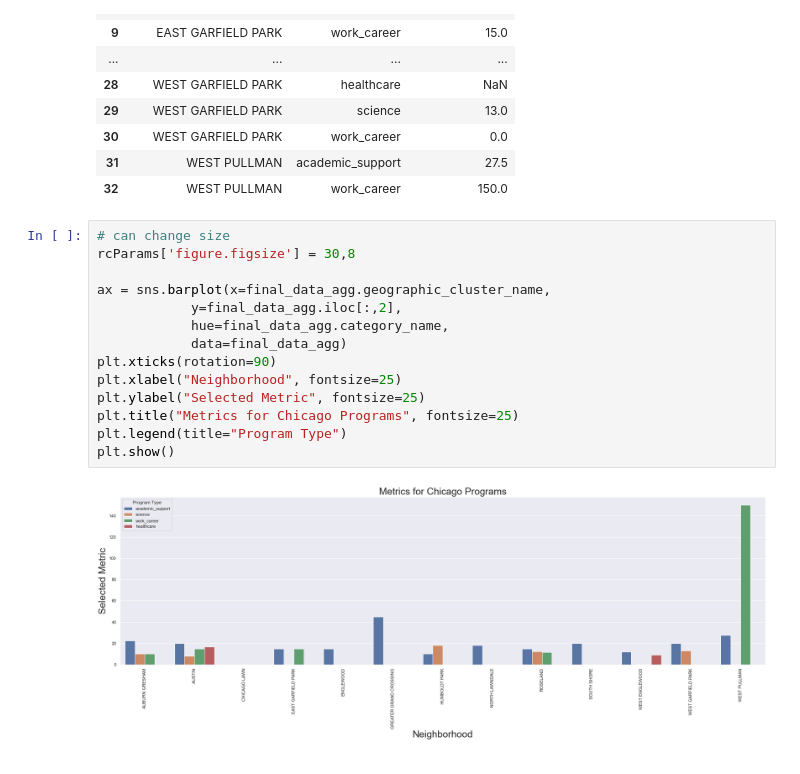
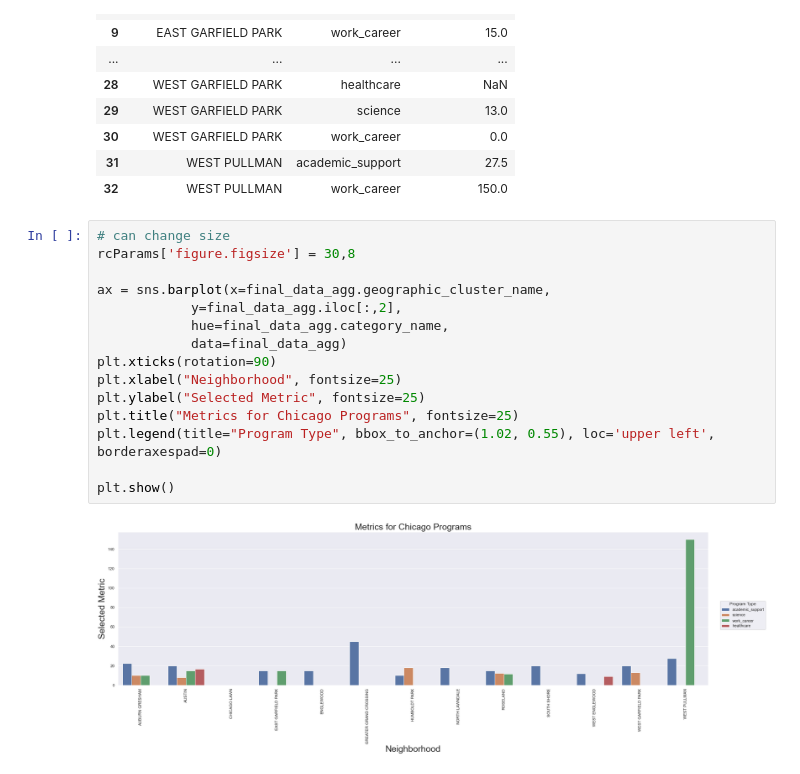
Before and after one commit to ada-zhong/STAT-390-Project, a Jupyter notebook: MCMF/EDA_MCMF_Angelina.ipynb, the cells around one changed output. Saved outputs shown, nothing was run; the diff lists cells and outputs as text.

Commit message:
Updated shiny bar graph code

```diff
--- a/MCMF/EDA_MCMF_Angelina.ipynb
+++ b/MCMF/EDA_MCMF_Angelina.ipynb
@@ -740,16 +740,17 @@ final_data_agg
 # %%
 # can change size
 rcParams['figure.figsize'] = 30,8
 
 ax = sns.barplot(x=final_data_agg.geographic_cluster_name,
             y=final_data_agg.iloc[:,2],
             hue=final_data_agg.category_name,
             data=final_data_agg)
 plt.xticks(rotation=90)
 plt.xlabel("Neighborhood", fontsize=25)
 plt.ylabel("Selected Metric", fontsize=25)
 plt.title("Metrics for Chicago Programs", fontsize=25)
-plt.legend(title="Program Type")
+plt.legend(title="Program Type", bbox_to_anchor=(1.02, 0.55), loc='upper left', borderaxespad=0)
+
 plt.show()
 # %% [output]
-[figure, old version]
+[figure, new version]
```
